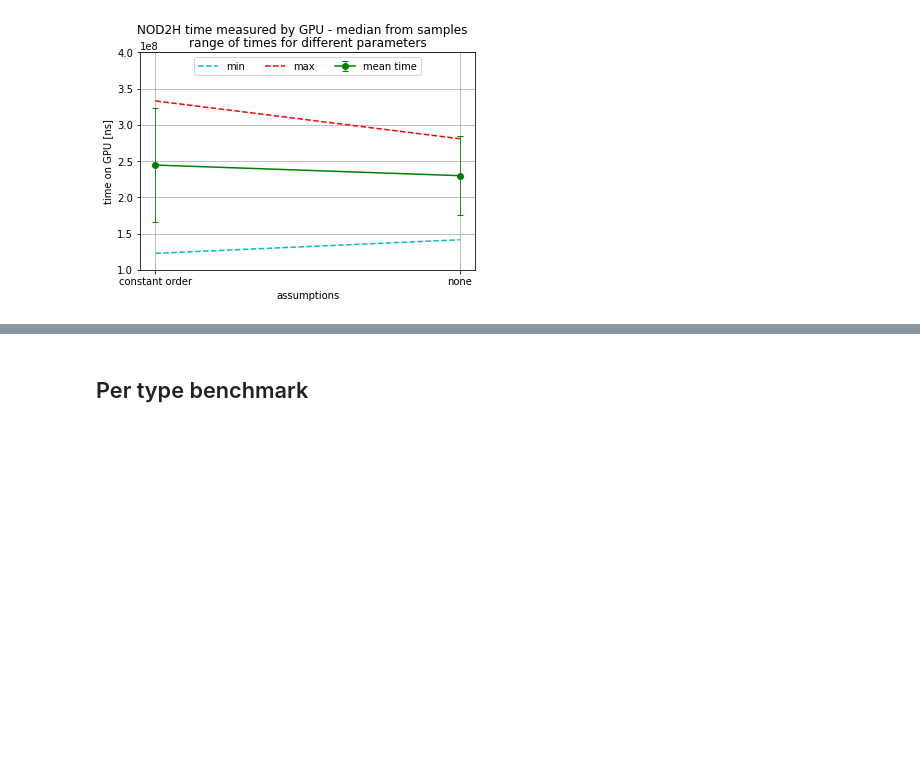
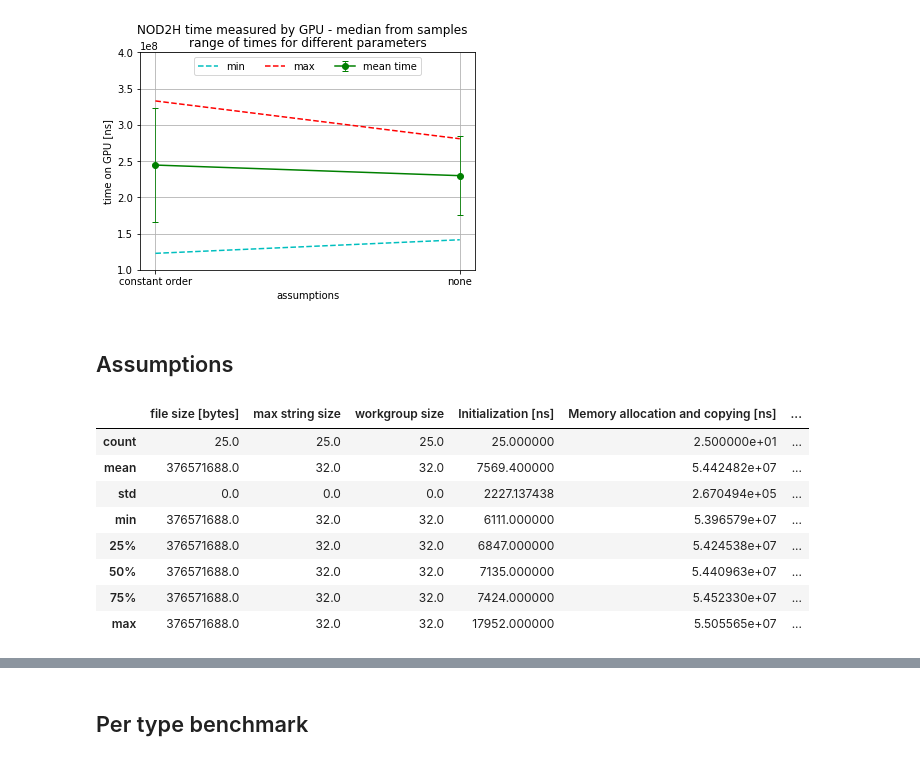
Before and after one commit to mis-wut/meta-json-parser, a Jupyter notebook: benchmark/notebooks/examine_benchmarks.ipynb, the cells around one changed output, grey strips where cells are left out. Drawn from its saved outputs; the diff is of its cells as text; code cells hidden in the pictures; blank space fills up the shorter version.

```diff
--- a/benchmark/notebooks/examine_benchmarks.ipynb
+++ b/benchmark/notebooks/examine_benchmarks.ipynb
@@ -1119,3 +1119,22 @@ plt.savefig('fig.png', transparent=False)
 plt.show()
 # %% [output]
 [figure]
+# %% [markdown]
+## Assumptions
+# %%
+df_meta_none = pd.read_csv('benchmark_metaparser-assumptions=none_ws=32_static-cudf=21-10-docker_generated_1M.csv', index_col=2).sort_index()
+df_meta_none['NOD2H time measured by GPU [ns]'] = \
+  df_meta_none['TOTAL time measured by GPU [ns]'] - \
+  df_meta_none['Copying output [ns]']
+
+df_meta_none.describe()
+# %% [output]
+|  | file size [bytes] | max string size | workgroup size | Initialization [ns] | Memory allocation and copying [ns] | ... |
+| count | 25.0 | 25.0 | 25.0 | 25.000000 | 2.500000e+01 | ... |
+| mean | 376571688.0 | 32.0 | 32.0 | 7569.400000 | 5.442482e+07 | ... |
+| std | 0.0 | 0.0 | 0.0 | 2227.137438 | 2.670494e+05 | ... |
+| min | 376571688.0 | 32.0 | 32.0 | 6111.000000 | 5.396579e+07 | ... |
+| 25% | 376571688.0 | 32.0 | 32.0 | 6847.000000 | 5.424538e+07 | ... |
+| 50% | 376571688.0 | 32.0 | 32.0 | 7135.000000 | 5.440963e+07 | ... |
+| 75% | 376571688.0 | 32.0 | 32.0 | 7424.000000 | 5.452330e+07 | ... |
+| max | 376571688.0 | 32.0 | 32.0 | 17952.000000 | 5.505565e+07 | ... |
```
Also changed, not shown: parts of 7 cells of this notebook, 11 other files.
